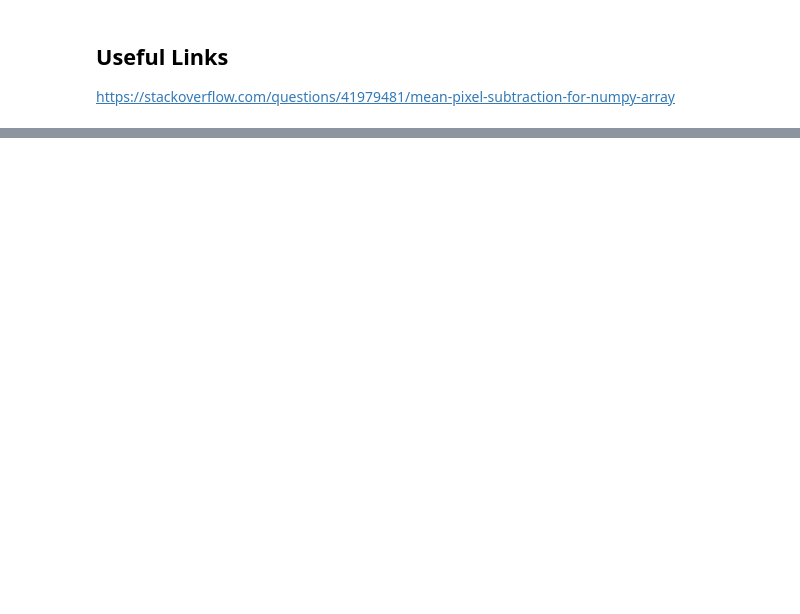
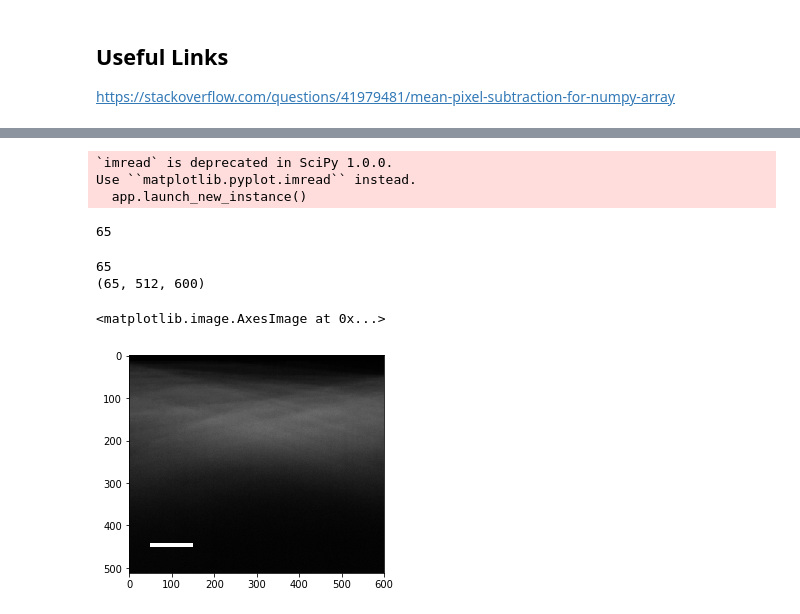
Before and after one commit to simasima121/relaynet_pytorch, a Jupyter notebook: Normalise.ipynb, the cells around one changed output, grey strips where cells are left out. Saved outputs shown, nothing was run; the diff lists cells and outputs as text; code cells hidden in the pictures; blank space fills up the shorter version.

```diff
--- a/Normalise.ipynb
+++ b/Normalise.ipynb
@@ -43,0 +89,31 @@ def list_all_files(directory):
+# %%
+filenames = filenames[1:] # making filenames without .DS_store
+# %%
+def get_info(filenames, root, ext):
+    images = []
+    for filename in filenames :
+        filepath = os.path.join(root,filename)
+        if ext == '.npy':
+            image = np.load(filepath)
+            h,w = image.shape
+
+            if h != 512 or w != 64:
+#                 print(h,w)
+                amount = 512 - h
+                id_full = np.full((amount, 64), 0)
+                image = np.concatenate((image, id_full))
+#                 print(image.shape)
+        elif ext == '.JPG' or ext == '.tif':
+            image = ndimage.imread(filepath, mode = "L")
+        images.append(image)
+    return images
+# %%
+raw_images = get_info(filenames, whole_raw_image_folder, '.tif')
+# %% [output]
+`imread` is deprecated in SciPy 1.0.0.
+Use ``matplotlib.pyplot.imread`` instead.
+  app.launch_new_instance()
+# %%
+print (len(raw_images))
+# %% [output]
+65
@@ -43,0 +143,14 @@ def list_all_files(directory):
+# %%
+# def find_mean_image(list_of_images):
+print(len(raw_images))
+raw_images = np.asarray(raw_images)
+print(raw_images.shape)
+# %% [output]
+65
+(65, 512, 600)
+# %%
+mean_image = np.mean(raw_images, axis=0)
+plt.imshow(mean_image)
+# %% [output]
+<matplotlib.image.AxesImage at 0x...>
+[figure, added]
```
Also changed, not shown: parts of 13 cells of this notebook, 5 other files.
